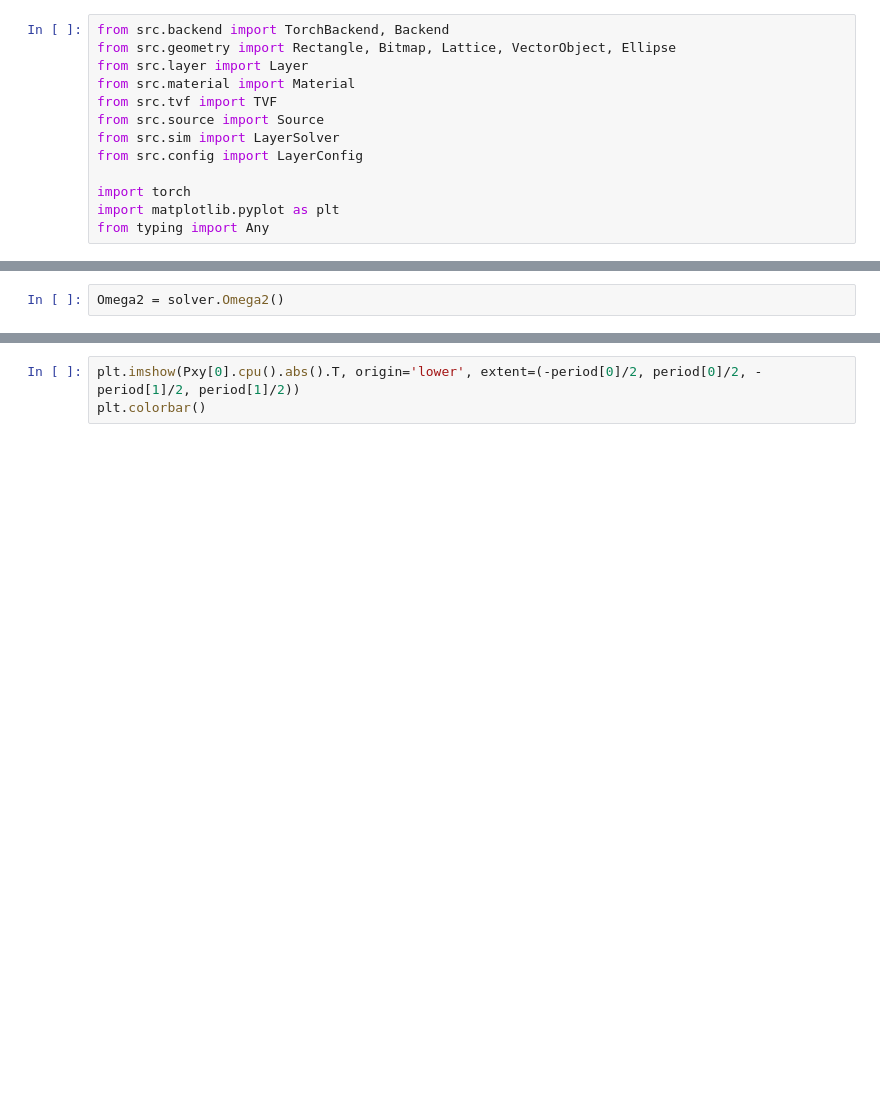
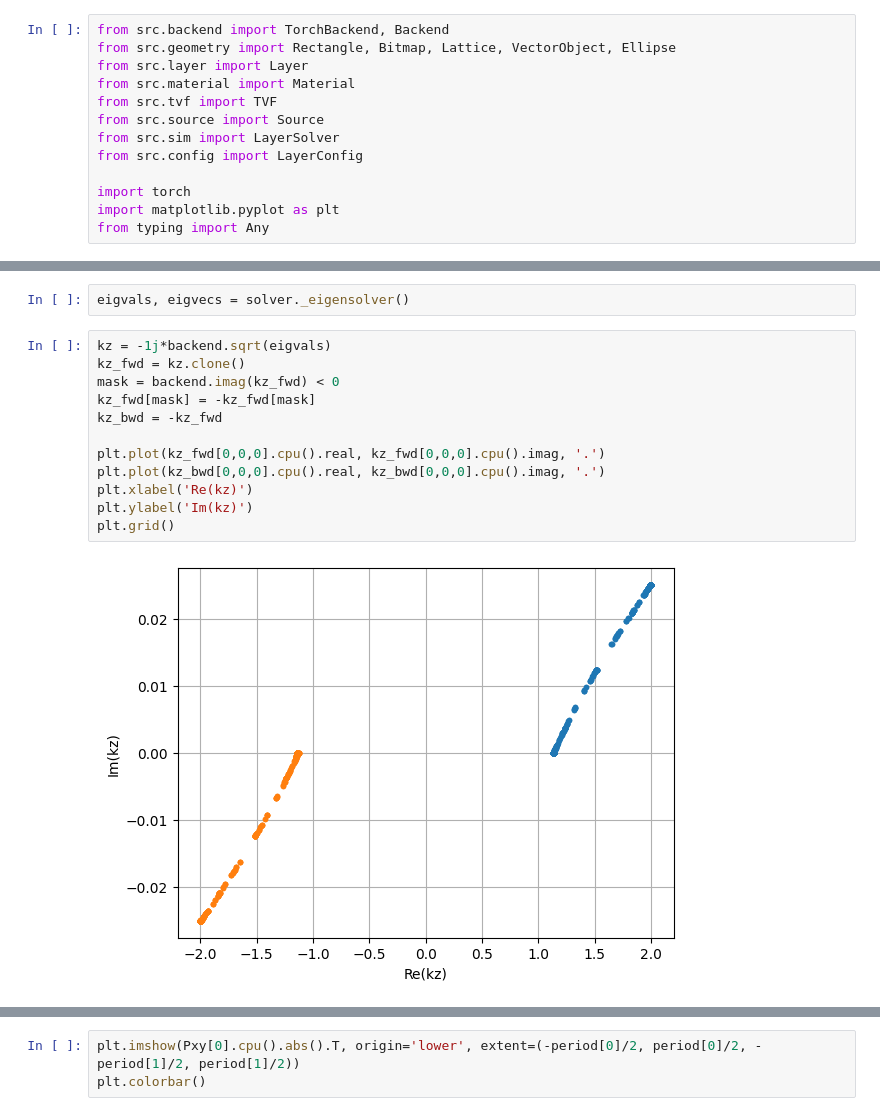
Before and after one commit to RodionovSA/metarcwa, a Jupyter notebook: eigensolver_test.ipynb, the cells around one changed output, grey strips where cells are left out. Saved outputs shown, nothing was run; the diff lists cells and outputs as text; blank space fills up the shorter version.

```diff
--- a/eigensolver_test.ipynb
+++ b/eigensolver_test.ipynb
@@ -58,3 +59,17 @@ plt.grid()
 # %%
-Omega2 = solver.Omega2()
+eigvals, eigvecs = solver._eigensolver()
+# %%
+kz = -1j*backend.sqrt(eigvals)
+kz_fwd = kz.clone()
+mask = backend.imag(kz_fwd) < 0
+kz_fwd[mask] = -kz_fwd[mask]
+kz_bwd = -kz_fwd
+
+plt.plot(kz_fwd[0,0,0].cpu().real, kz_fwd[0,0,0].cpu().imag, '.')
+plt.plot(kz_bwd[0,0,0].cpu().real, kz_bwd[0,0,0].cpu().imag, '.')
+plt.xlabel('Re(kz)')
+plt.ylabel('Im(kz)')
+plt.grid()
+# %% [output]
+[figure, added]
 # %%
```
Also changed, not shown: parts of 3 cells of this notebook, 3 other files.
